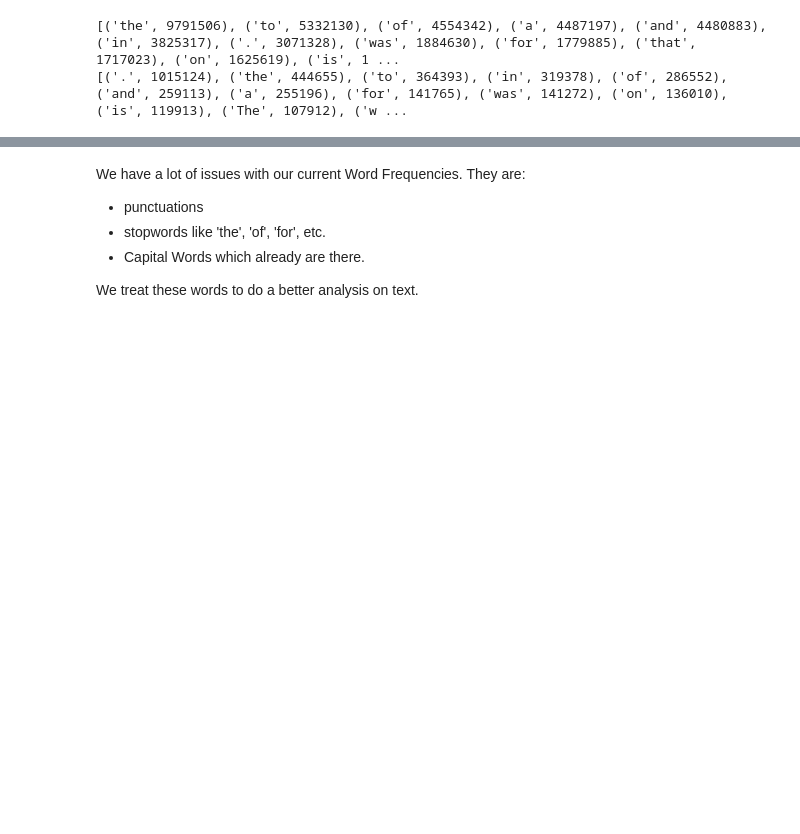
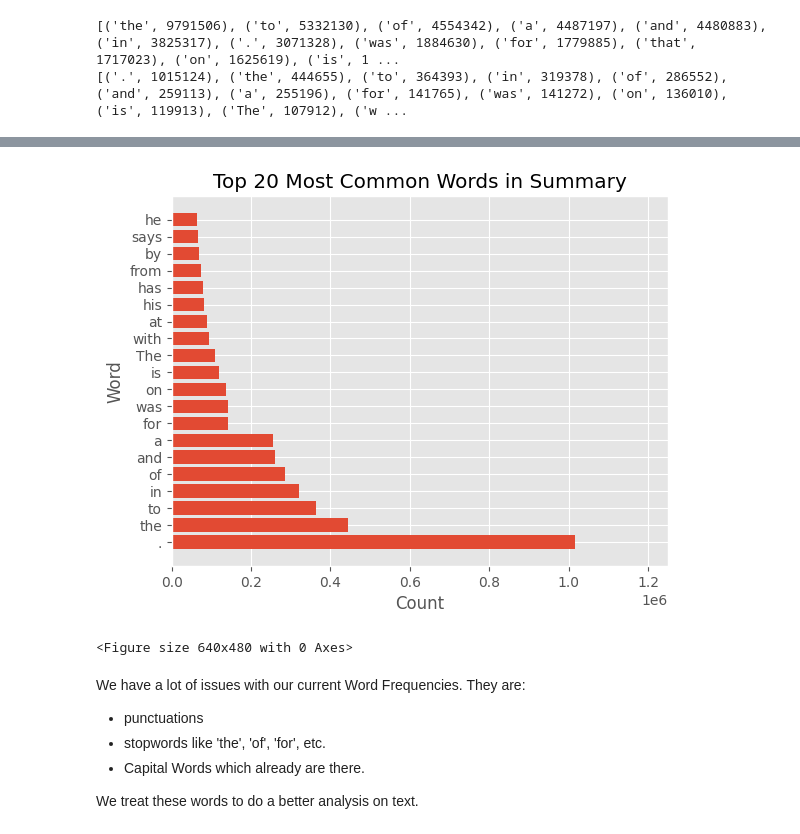
Before and after one commit to Aditya190600/SummaryGen, a Jupyter notebook: notebook/EDA.ipynb, the cells around one changed output, grey strips where cells are left out. Drawn from its saved outputs; the diff is of its cells as text; code cells hidden in the pictures; blank space fills up the shorter version.

```diff
--- a/notebook/EDA.ipynb
+++ b/notebook/EDA.ipynb
@@ -499,3 +517,21 @@ print(top_summ)
+# %%
+words = [word for word, count in top_summ]
+counts = [count for word, count in top_summ]
+
+# Create a horizontal bar plot
+plt.barh(words, counts)
+plt.xlabel('Count')
+plt.ylabel('Word')
+plt.title('Top 20 Most Common Words in Summary')
+
+# Set the x-axis range
+plt.xlim(0, 1250000)
+
+plt.show()
+plt.savefig('/mnt/home/lakshmia/SummaryGen/images/20commonwordssumm_beforestop')
+# %% [output]
+[figure, added]
+<Figure size 640x480 with 0 Axes>
 # %% [markdown]
 We have a lot of issues with our current Word Frequencies. They are:
 * punctuations
```
Also changed, not shown: parts of 5 cells of this notebook, 6 other files.
